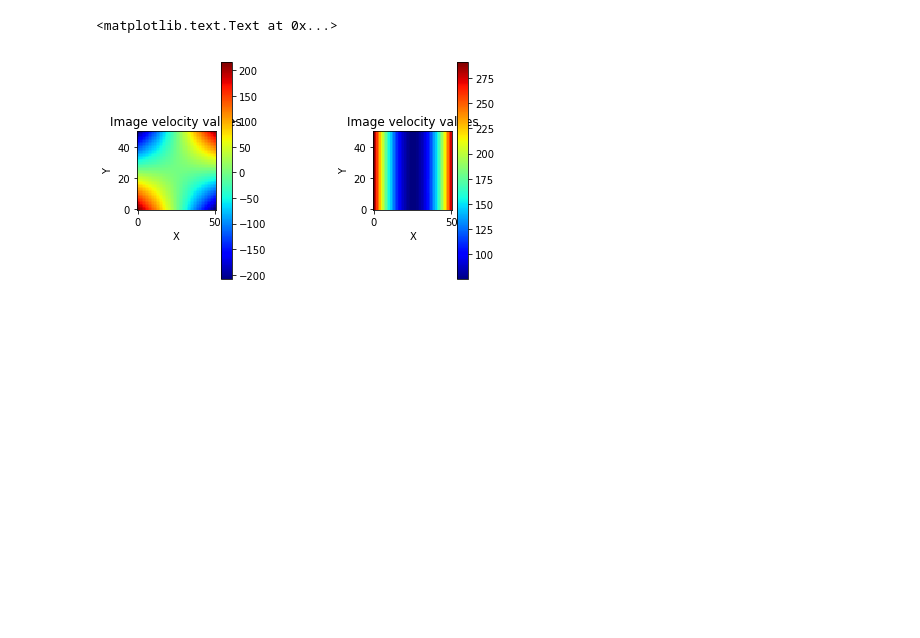
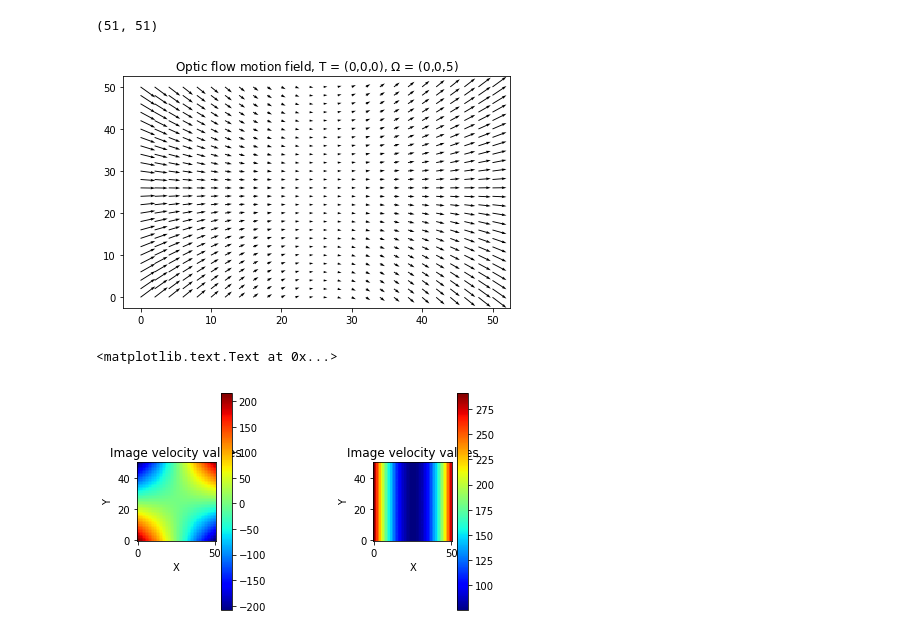
Before and after one commit to sharbatc/piof, a Jupyter notebook: test_subpsace-Copy1.ipynb, the cells around one changed output. Saved outputs shown, nothing was run; the diff lists cells and outputs as text; code cells hidden in the pictures; blank space fills up the shorter version.

```diff
--- a/test_subpsace-Copy1.ipynb
+++ b/test_subpsace-Copy1.ipynb
@@ -140,3 +135,17 @@ plt.savefig('figs/artificial_depth.png',bbox_inches='tight')
+# %%
+%matplotlib inline
+pnew[pnew==0] = np.max(pnew) #replace
+v_x, v_y = generate_artificial_flow(size,pnew[0:51,0:51],T,omega)
+X,Y = np.meshgrid(np.arange(0,size[0],2),np.arange(0,size[1],2))
+print(size)
+plt.figure()
+plt.title('Optic flow motion field, T = (0,0,0), $\Omega$ = (0,0,5)')
+Q = plt.quiver(Y, X, v_y[X,Y], v_x[X,Y], units='width')
+plt.tight_layout()
+plt.savefig('figs/of_t000_r005.png',bbox_inches='tight')
+# %% [output]
+(51, 51)
+[figure, added]
 # %%
 %matplotlib inline
 fig = plt.figure()
```
Also changed, not shown: parts of 11 cells of this notebook, 1 other file.
